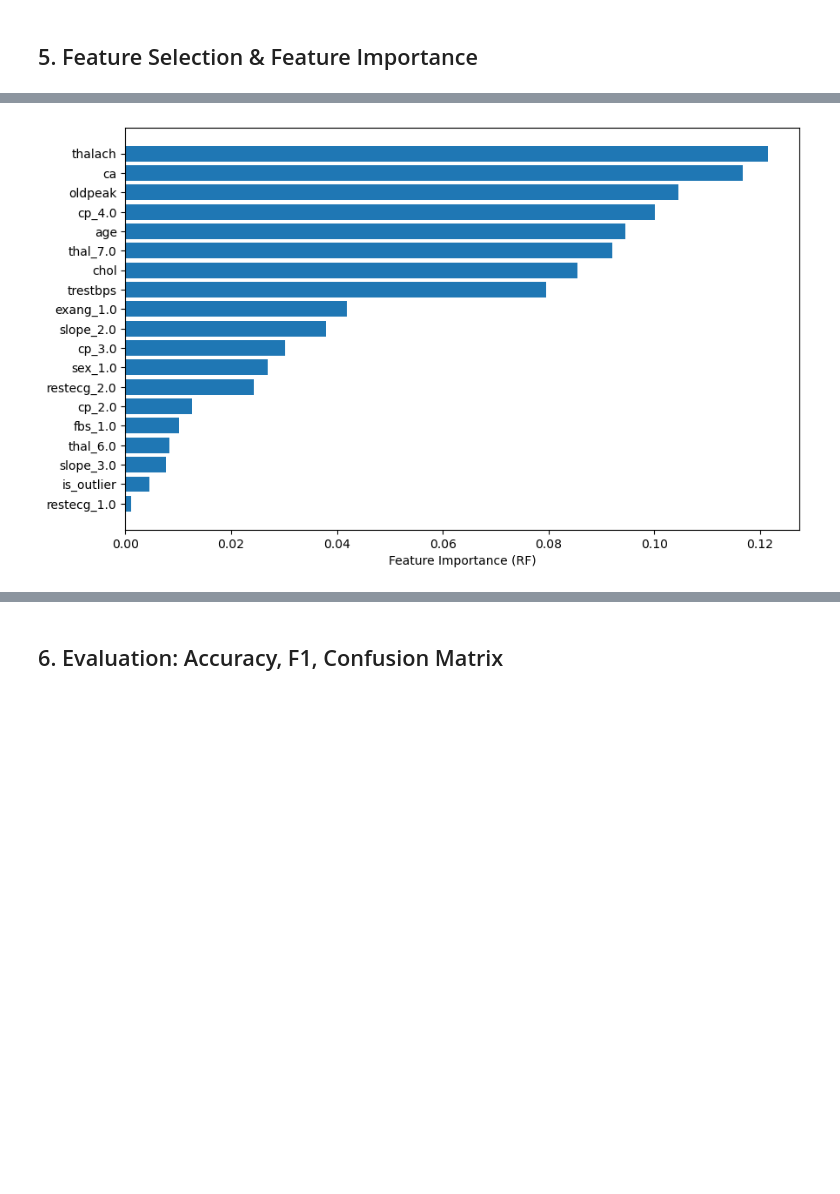
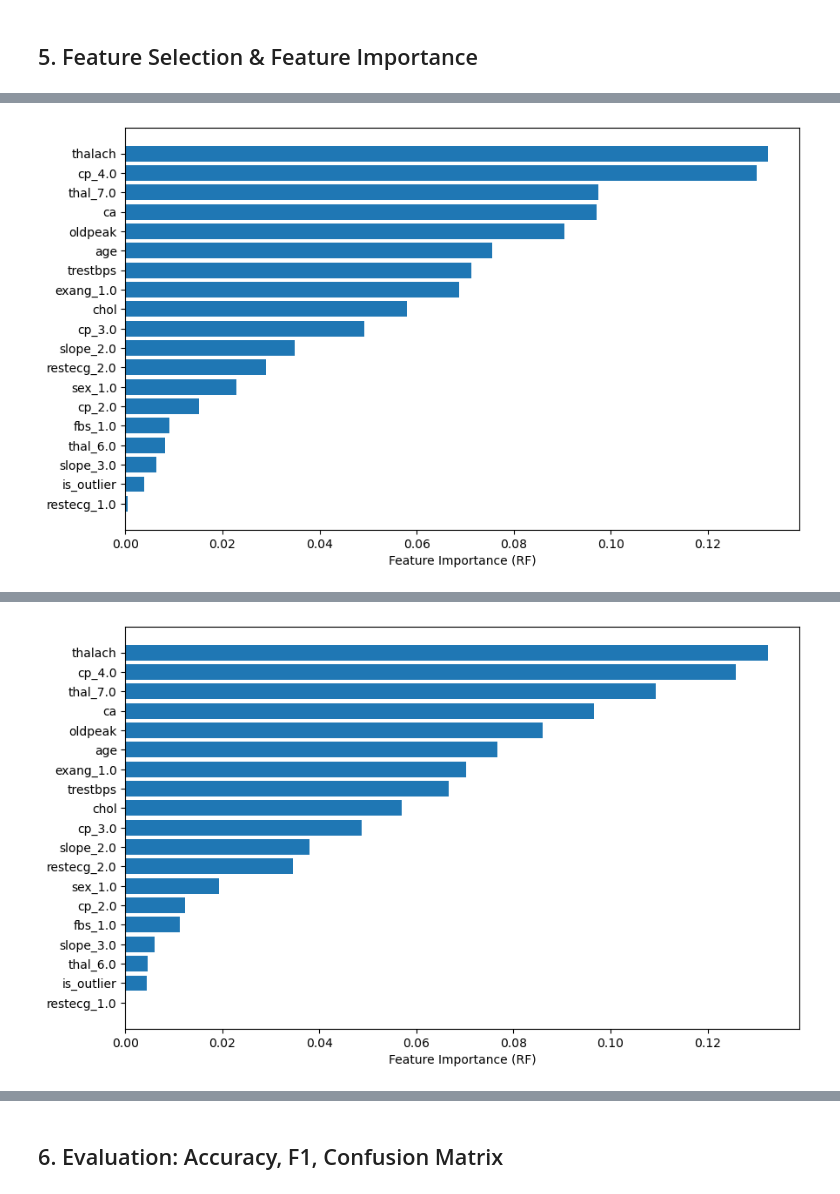
Before and after one commit to asarnoj/DM1590-project, a Jupyter notebook: project.ipynb, the cells around one changed output, grey strips where cells are left out. Saved outputs shown, nothing was run; the diff lists cells and outputs as text; code cells hidden in the pictures; blank space fills up the shorter version.

```diff
--- a/project.ipynb
+++ b/project.ipynb
@@ -484,12 +485,18 @@ def define_input(split, use_outliers, df_clean):
     print("Train/Test Split Sizes:", X_train.shape, X_test.shape)
 
     ### from sklearn.model_selection import GridSearchCV this might be worth using
-    supervised_learning(X_train, X_test, y_train, y_test, use_outliers)
+    supervised_learning(X_train, X_test, y_train, y_test, use_outliers, split)
+    return f"{split}{use_outliers}", [X_train, X_test, y_train, y_test]
 # %%
-define_input(0.4, True, df_clean)
-define_input(0.4, False, df_clean)
-define_input(0.2, True, df_clean)
-define_input(0.2, False, df_clean)
+supervised_input = {}
+supervised_input_values = define_input(0.4, True, df_clean)
+supervised_input[supervised_input_values[0]] = supervised_input_values[1]
+supervised_input_values = define_input(0.4, False, df_clean)
+supervised_input[supervised_input_values[0]] = supervised_input_values[1]
+supervised_input_values = define_input(0.2, True, df_clean)
+supervised_input[supervised_input_values[0]] = supervised_input_values[1]
+supervised_input_values = define_input(0.2, False, df_clean)
+supervised_input[supervised_input_values[0]] = supervised_input_values[1]
 # %% [output]
 Final Feature Set Shape: (297, 19)
 Train/Test Split Sizes: (178, 19) (119, 19)
@@ -564,15 +588,25 @@ best_accuracy = supervised_models[best_split][best_model]
 print("best model accuracy:", best_model, best_accuracy)
 ### namn?
 
+knn_model_cv = supervised_model_data[best_split][0]
+knn_model_test = supervised_model_data[best_split][1]
+svm_model = rf_model_test = supervised_model_data[best_split][2]
+rf_model_cv = supervised_model_data[best_split][3]
+rf_model_test = supervised_model_data[best_split][4]
+lr_model = supervised_model_data[best_split][5]
+X_train, X_test, y_train, y_test = supervised_input[best_split]
 
 
+"""
 rf = RandomForestClassifier(random_state=42) ### vi måste pröva med rätt indata
 rf.fit(X_train, y_train)
+"""
 
-importances = rf.feature_importances_
+#RF CV BASED
+importances = rf_model_cv.feature_importances_
 features = X_train.columns
 features_df = pd.DataFrame({'Feature': features, 'Importance': importances})
-features_df = feat_df.sort_values(by='Importance', ascending=False)
+features_df = features_df.sort_values(by='Importance', ascending=False)
 
 print("\nrf best features:")
 for i, row in features_df.head(10).iterrows():
@@ -584,12 +618,35 @@ plt.xlabel("Feature Importance (RF)")
 plt.gca().invert_yaxis()
 plt.show()
 
+#RF TEST ACCURACY BASED
+importances = rf_model_test.feature_importances_
+features = X_train.columns
+features_df = pd.DataFrame({'Feature': features, 'Importance': importances})
+features_df = features_df.sort_values(by='Importance', ascending=False)
+
+print("\nrf best features:")
+for i, row in features_df.head(10).iterrows():
+    print(f"{row['Feature']}: {row['Importance']:.4f}")
+
+plt.figure(figsize=(10, 6))
+plt.barh(features_df['Feature'], features_df['Importance'])
+plt.xlabel("Feature Importance (RF)")
+plt.gca().invert_yaxis()
+plt.show()
+
+
+
+
+
 from sklearn.inspection import permutation_importance
 
+#SVM
+"""
 model = SVC()
 model.fit(X_train, y_train)
+"""
 
-result = permutation_importance(model, X_test, y_test, n_repeats=10, random_state=42)
+result = permutation_importance(svm_model, X_test, y_test, n_repeats=10, random_state=42)
 
 # best features svm
 sorted_idx = result.importances_mean.argsort()[::-1]
@@ -598,10 +655,24 @@ for idx in sorted_idx[:10]:
     print(f"{X_train.columns[idx]}: {result.importances_mean[idx]:.4f}")
 print("\n")
 
+
+
+"""
 model = KNeighborsClassifier()
 model.fit(X_train, y_train)
+"""
+# KNN CV
+result = permutation_importance(knn_model_cv, X_test, y_test, n_repeats=10, random_state=42)
 
-result = permutation_importance(model, X_test, y_test, n_repeats=10, random_state=42)
+# best features knn
+sorted_idx = result.importances_mean.argsort()[::-1]
+print("knn best features:")
+for idx in sorted_idx[:10]:
+    print(f"{X_train.columns[idx]}: {result.importances_mean[idx]:.4f}")
+print("\n")
+
+# KNN TEST
+result = permutation_importance(knn_model_test, X_test, y_test, n_repeats=10, random_state=42)
 
 # best features knn
 sorted_idx = result.importances_mean.argsort()[::-1]
@@ -631 +702 @@ slope_2.0: 0.0379
-[figure, old version]
+[figure, new version]
@@ -648,0 +714 @@ dtype: float64
+[figure, added]
```
Also changed, not shown: parts of 3 cells of this notebook.
